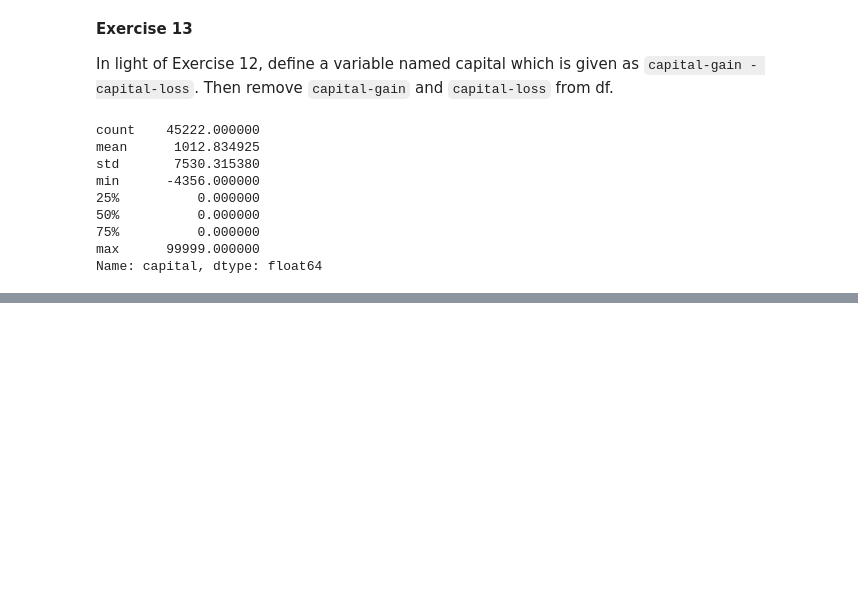
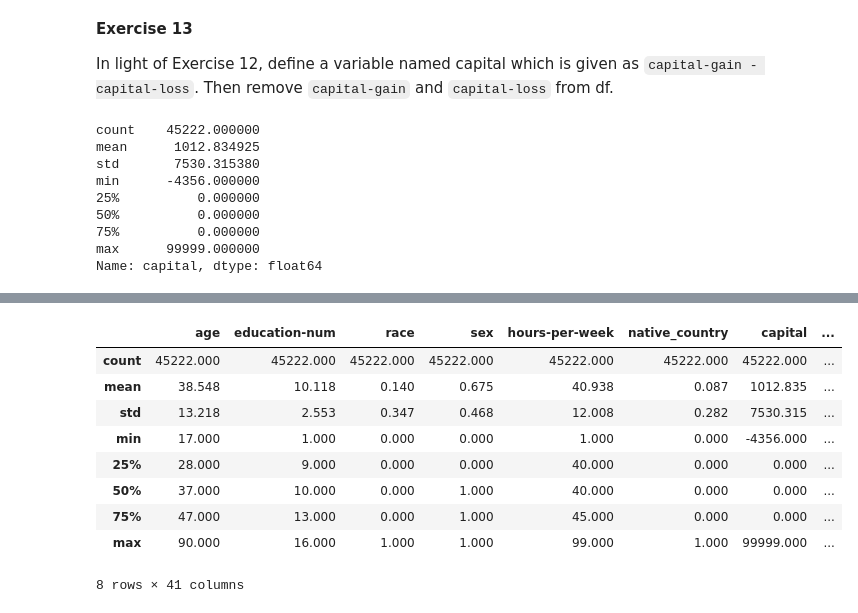
Before and after one commit to piyushthaware/Machine_Learning, a Jupyter notebook: ML_preprocessing.ipynb, the cells around one changed output, grey strips where cells are left out. Drawn from its saved outputs; the diff is of its cells as text; code cells hidden in the pictures; blank space fills up the shorter version.

```diff
--- a/ML_preprocessing.ipynb
+++ b/ML_preprocessing.ipynb
@@ -359,0 +369,6 @@ df.head(0)
+# %%
+cols = list(df.columns.values) #Make a list of all of the columns in the df
+cols.pop(cols.index('income')) #Remove target feature from list
+df = df[cols+['income']] #Create new dataframe with columns in the order you want
+
+df.columns
@@ -359,0 +408,6 @@ df.head(0)
+# %%
+target = df['income']
+
+Data = df.drop(columns='income')
+
+print(target.value_counts())
@@ -359,0 +434,3 @@ df.head(0)
+# %%
+categorical_cols = Data.columns[Data.dtypes == np.object].tolist()
+categorical_cols
@@ -359,0 +474,14 @@ df.head(0)
+# %%
+Data_encoded = Data.copy()  # retain original Data without encoding for further analysis
+
+# if a categorical descriptive feature has only 2 levels,
+# define only one binary variable
+for col in categorical_cols:
+    q = len(Data_encoded[col].unique())
+    if (q==2):
+        Data_encoded[col] = pd.get_dummies(Data_encoded[col], drop_first=True)
+
+# for other categorical features (with > 2 levels),
+# perform regular one-hot-encoding using pd.get_dummies()
+# if a feature is numeric, it will be untouched
+Data_encoded = pd.get_dummies(Data_encoded)
@@ -359,0 +511,13 @@ df.head(0)
+# %%
+Data_encoded.describe(include='all').round(3)
+# %% [output]
+|  | age | education-num | race | sex | hours-per-week | native_country | capital | ... |
+| count | 45222.000 | 45222.000 | 45222.000 | 45222.000 | 45222.000 | 45222.000 | 45222.000 | ... |
+| mean | 38.548 | 10.118 | 0.140 | 0.675 | 40.938 | 0.087 | 1012.835 | ... |
+| std | 13.218 | 2.553 | 0.347 | 0.468 | 12.008 | 0.282 | 7530.315 | ... |
+| min | 17.000 | 1.000 | 0.000 | 0.000 | 1.000 | 0.000 | -4356.000 | ... |
+| 25% | 28.000 | 9.000 | 0.000 | 0.000 | 40.000 | 0.000 | 0.000 | ... |
+| 50% | 37.000 | 10.000 | 0.000 | 1.000 | 40.000 | 0.000 | 0.000 | ... |
+| 75% | 47.000 | 13.000 | 0.000 | 1.000 | 45.000 | 0.000 | 0.000 | ... |
+| max | 90.000 | 16.000 | 1.000 | 1.000 | 99.000 | 1.000 | 99999.000 | ... |
+8 rows × 41 columns
```
Also changed, not shown: parts of 20 cells of this notebook.
